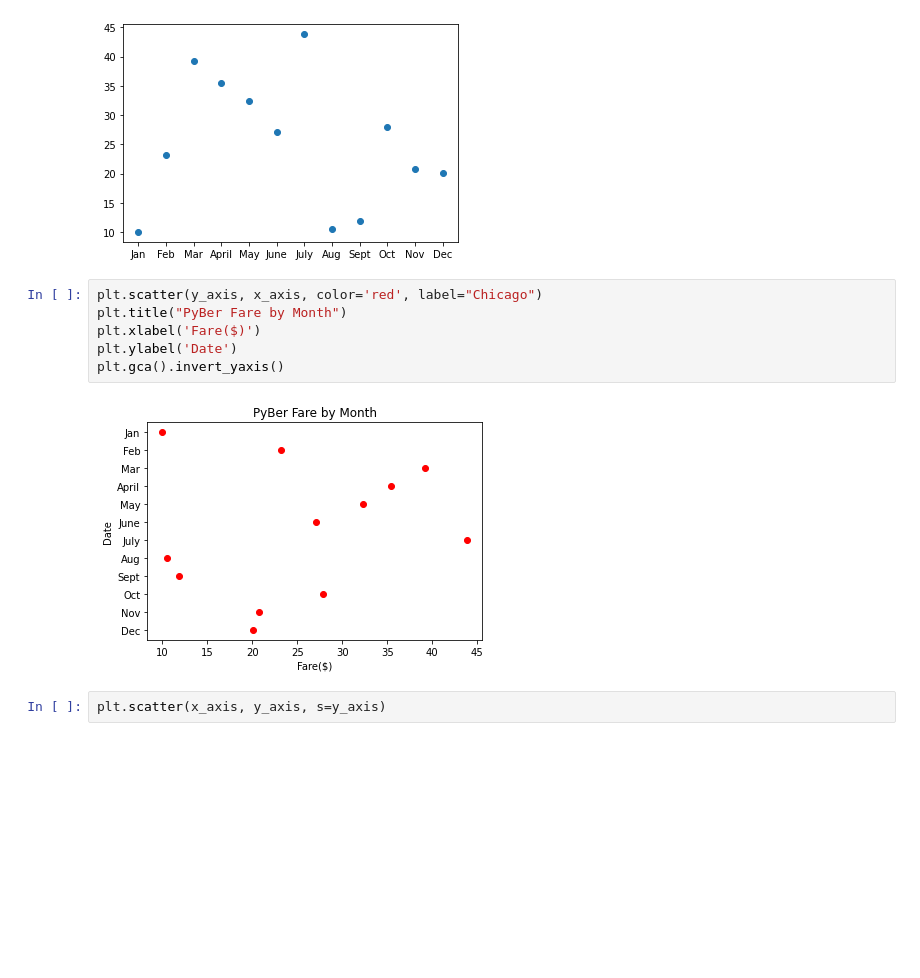
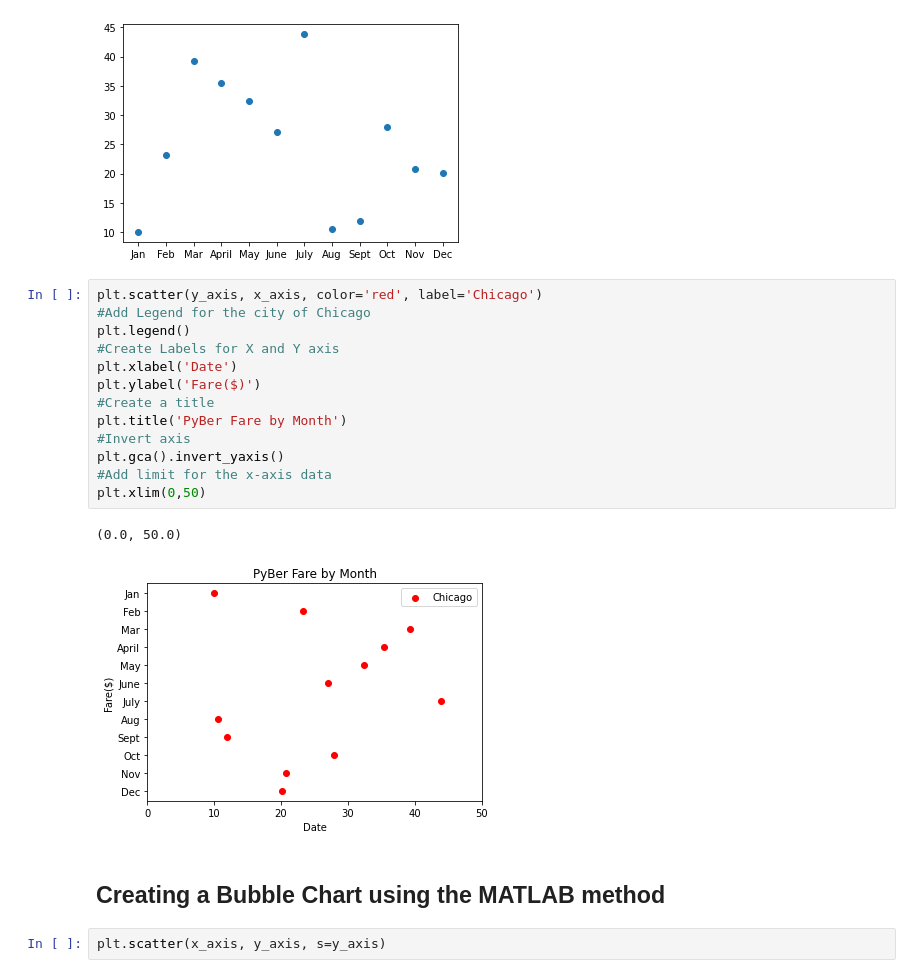
Before and after one commit to jhonpire/PyBer_Analysis, a Jupyter notebook: matplotlib_practice.ipynb, the cells around one changed output. Drawn from its saved outputs; the diff is of its cells as text; blank space fills up the shorter version.

```diff
--- a/matplotlib_practice.ipynb
+++ b/matplotlib_practice.ipynb
@@ -140,14 +171,24 @@ plt.plot(x_axis, y_axis, 'o')
 # %% [output]
 [<matplotlib.lines.Line2D at 0x...>]
 [figure]
-# %%
-plt.scatter(y_axis, x_axis, color='red', label="Chicago")
-plt.title("PyBer Fare by Month")
-plt.xlabel('Fare($)')
-plt.ylabel('Date')
-plt.gca().invert_yaxis()
-# %% [output]
-[figure, removed]
+# %%
+plt.scatter(y_axis, x_axis, color='red', label='Chicago')
+#Add Legend for the city of Chicago
+plt.legend()
+#Create Labels for X and Y axis
+plt.xlabel('Date')
+plt.ylabel('Fare($)')
+#Create a title
+plt.title('PyBer Fare by Month')
+#Invert axis
+plt.gca().invert_yaxis()
+#Add limit for the x-axis data
+plt.xlim(0,50)
+# %% [output]
+(0.0, 50.0)
+[figure, added]
+# %% [markdown]
+## Creating a Bubble Chart using the MATLAB method
 # %%
 plt.scatter(x_axis, y_axis, s=y_axis)
 # %% [output]
```
Also changed, not shown: parts of 34 cells of this notebook, 6 other files.
